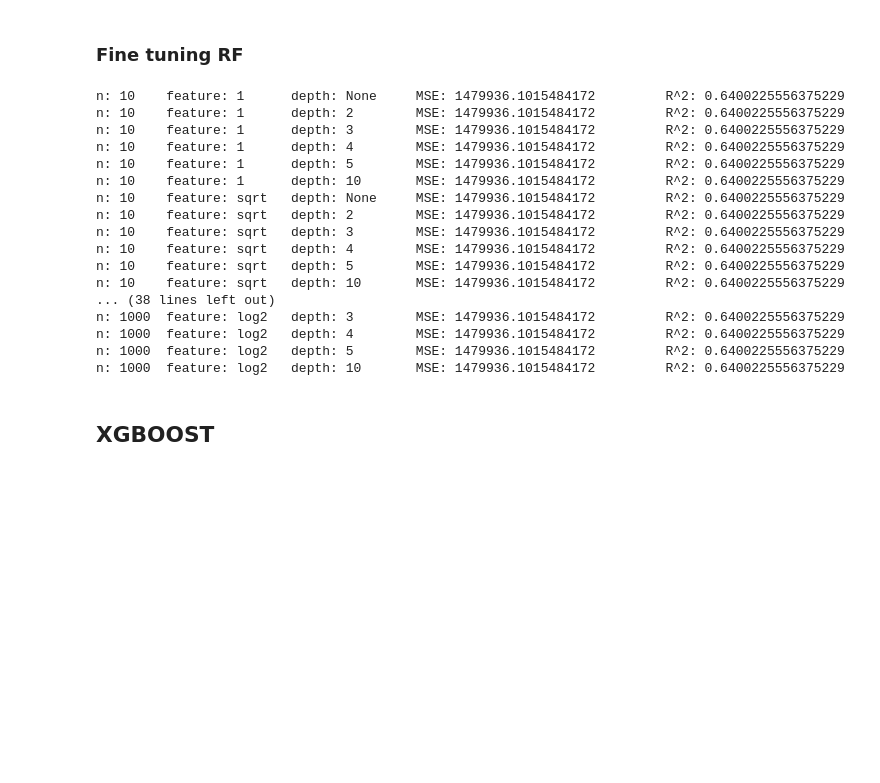
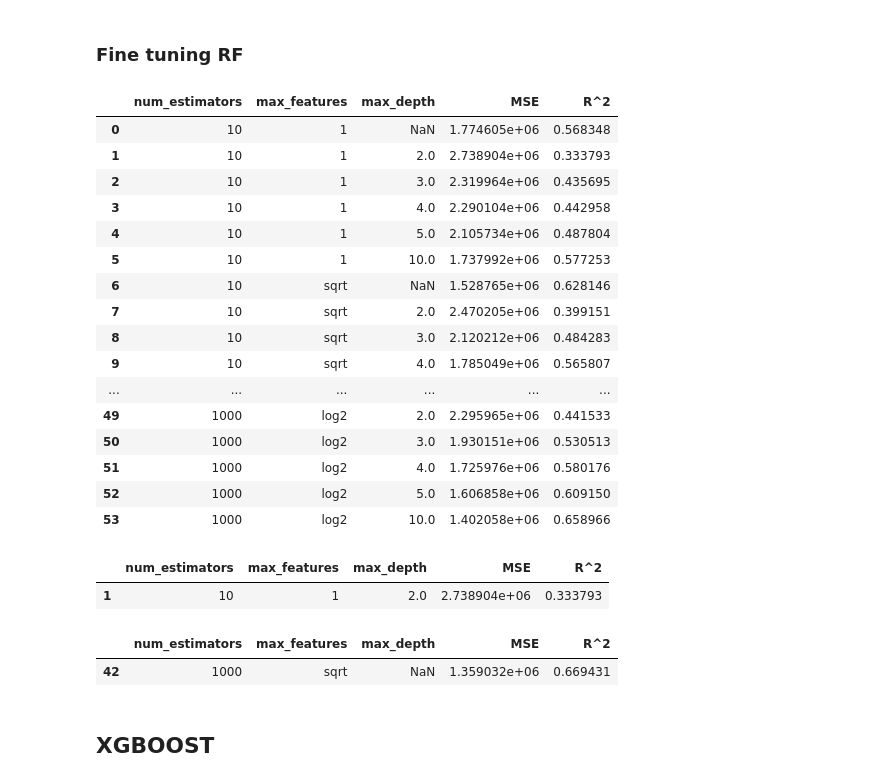
Before and after one commit to rafsanahmed/ancient_dna, a Jupyter notebook: src/random_forest.ipynb, the cells around one changed output. Cells and saved outputs as stored; diff of their text form; code cells hidden in the pictures; blank space fills up the shorter version.

```diff
--- a/src/random_forest.ipynb
+++ b/src/random_forest.ipynb
@@ -272,35 +272,51 @@ R^2: 0.6400225556375229
 ### Fine tuning RF
 # %%
 from itertools import product
+list_df_finetune = []
 n_estimators = [10,100,1000]
 max_features = [1, "sqrt", "log2"]
-max_depth = ["None", 2,3,4,5,10]
+max_depth = [None, 2,3,4,5,10]
 
 for n,f,d in product(n_estimators,max_features, max_depth):
-    rf_ = RandomForestRegressor(n_estimators=n_estimators, max_features=f,
+    rf_ = RandomForestRegressor(n_estimators=n, max_features=f,
                                max_depth=d,n_jobs=2, random_state=123)
-    rf.fit(x_train, y_train)
-    pred_test = rf.predict(X=x_test)
-    print("n: {}\t feature: {}\t depth: {}\t MSE: {}\t R^2: {}".format(n,f,d,mean_squared_error(y_test, pred_test),
-                                                          r2_score(y_test, pred_test) ))
+    rf_.fit(x_train, y_train)
+    pred_test = rf_.predict(X=x_test)
+    list_df_finetune.append([n,f,d,mean_squared_error(y_test, pred_test),
+                                                          r2_score(y_test, pred_test)])
+
+df_rf_finetune = pd.DataFrame(list_df_finetune, columns=["num_estimators", "max_features", "max_depth", "MSE", "R^2"])
+df_rf_finetune
 # %% [output]
-n: 10    feature: 1      depth: None     MSE: 1479936.1015484172         R^2: 0.6400225556375229
-n: 10    feature: 1      depth: 2        MSE: 1479936.1015484172         R^2: 0.6400225556375229
-n: 10    feature: 1      depth: 3        MSE: 1479936.1015484172         R^2: 0.6400225556375229
-n: 10    feature: 1      depth: 4        MSE: 1479936.1015484172         R^2: 0.6400225556375229
-n: 10    feature: 1      depth: 5        MSE: 1479936.1015484172         R^2: 0.6400225556375229
-n: 10    feature: 1      depth: 10       MSE: 1479936.1015484172         R^2: 0.6400225556375229
-n: 10    feature: sqrt   depth: None     MSE: 1479936.1015484172         R^2: 0.6400225556375229
-n: 10    feature: sqrt   depth: 2        MSE: 1479936.1015484172         R^2: 0.6400225556375229
-n: 10    feature: sqrt   depth: 3        MSE: 1479936.1015484172         R^2: 0.6400225556375229
-n: 10    feature: sqrt   depth: 4        MSE: 1479936.1015484172         R^2: 0.6400225556375229
-n: 10    feature: sqrt   depth: 5        MSE: 1479936.1015484172         R^2: 0.6400225556375229
-n: 10    feature: sqrt   depth: 10       MSE: 1479936.1015484172         R^2: 0.6400225556375229
-... (38 lines left out)
-n: 1000  feature: log2   depth: 3        MSE: 1479936.1015484172         R^2: 0.6400225556375229
-n: 1000  feature: log2   depth: 4        MSE: 1479936.1015484172         R^2: 0.6400225556375229
-n: 1000  feature: log2   depth: 5        MSE: 1479936.1015484172         R^2: 0.6400225556375229
-n: 1000  feature: log2   depth: 10       MSE: 1479936.1015484172         R^2: 0.6400225556375229
+|  | num_estimators | max_features | max_depth | MSE | R^2 |
+| 0 | 10 | 1 | NaN | 1.774605e+06 | 0.568348 |
+| 1 | 10 | 1 | 2.0 | 2.738904e+06 | 0.333793 |
+| 2 | 10 | 1 | 3.0 | 2.319964e+06 | 0.435695 |
+| 3 | 10 | 1 | 4.0 | 2.290104e+06 | 0.442958 |
+| 4 | 10 | 1 | 5.0 | 2.105734e+06 | 0.487804 |
+| 5 | 10 | 1 | 10.0 | 1.737992e+06 | 0.577253 |
+| 6 | 10 | sqrt | NaN | 1.528765e+06 | 0.628146 |
+| 7 | 10 | sqrt | 2.0 | 2.470205e+06 | 0.399151 |
+| 8 | 10 | sqrt | 3.0 | 2.120212e+06 | 0.484283 |
+| 9 | 10 | sqrt | 4.0 | 1.785049e+06 | 0.565807 |
+| ... | ... | ... | ... | ... | ... |
+| 49 | 1000 | log2 | 2.0 | 2.295965e+06 | 0.441533 |
+| 50 | 1000 | log2 | 3.0 | 1.930151e+06 | 0.530513 |
+| 51 | 1000 | log2 | 4.0 | 1.725976e+06 | 0.580176 |
+| 52 | 1000 | log2 | 5.0 | 1.606858e+06 | 0.609150 |
+| 53 | 1000 | log2 | 10.0 | 1.402058e+06 | 0.658966 |
+# %%
+# min MSE
+df_rf_finetune[df_rf_finetune["MSE"]==df_rf_finetune["MSE"].max()]
+# %% [output]
+|  | num_estimators | max_features | max_depth | MSE | R^2 |
+| 1 | 10 | 1 | 2.0 | 2.738904e+06 | 0.333793 |
+# %%
+# Max R^2
+df_rf_finetune[df_rf_finetune["R^2"]==df_rf_finetune["R^2"].max()]
+# %% [output]
+|  | num_estimators | max_features | max_depth | MSE | R^2 |
+| 42 | 1000 | sqrt | NaN | 1.359032e+06 | 0.669431 |
 # %% [markdown]
 ## XGBOOST
 # %%
```
